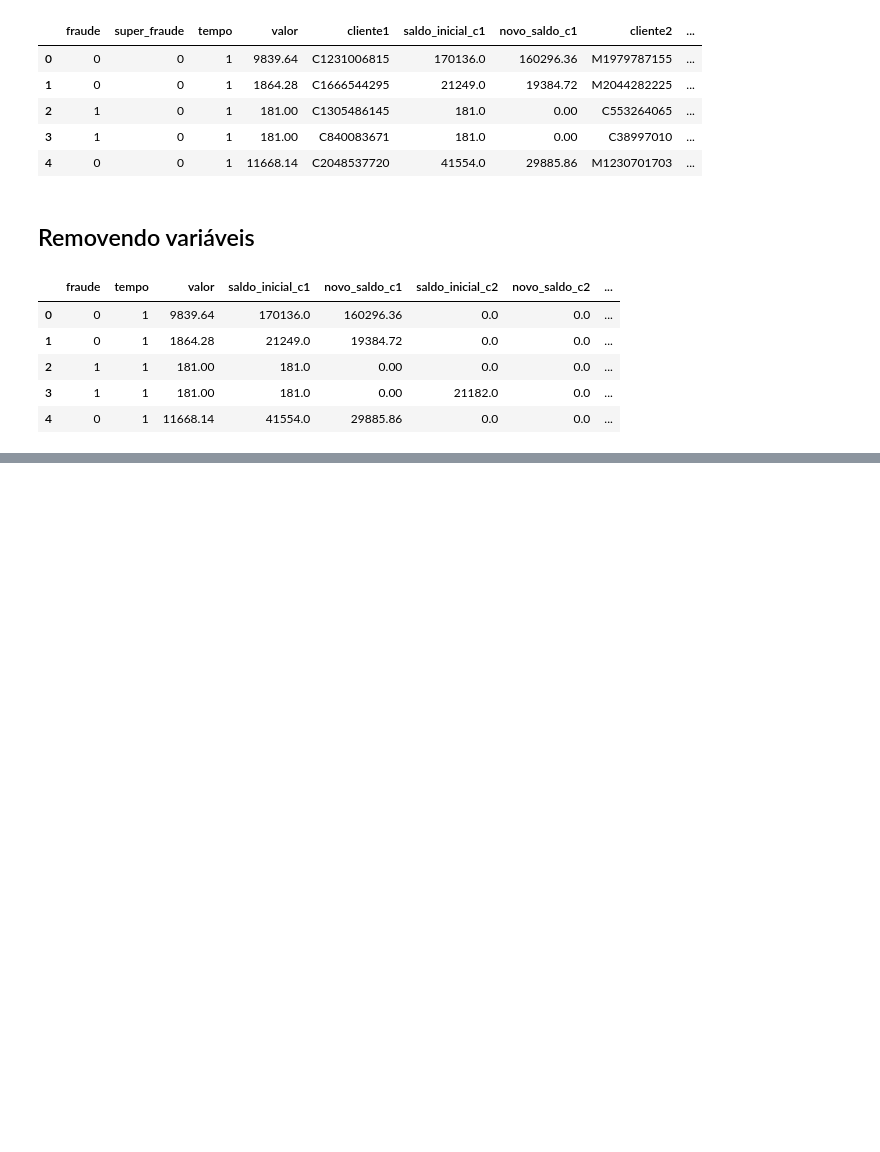
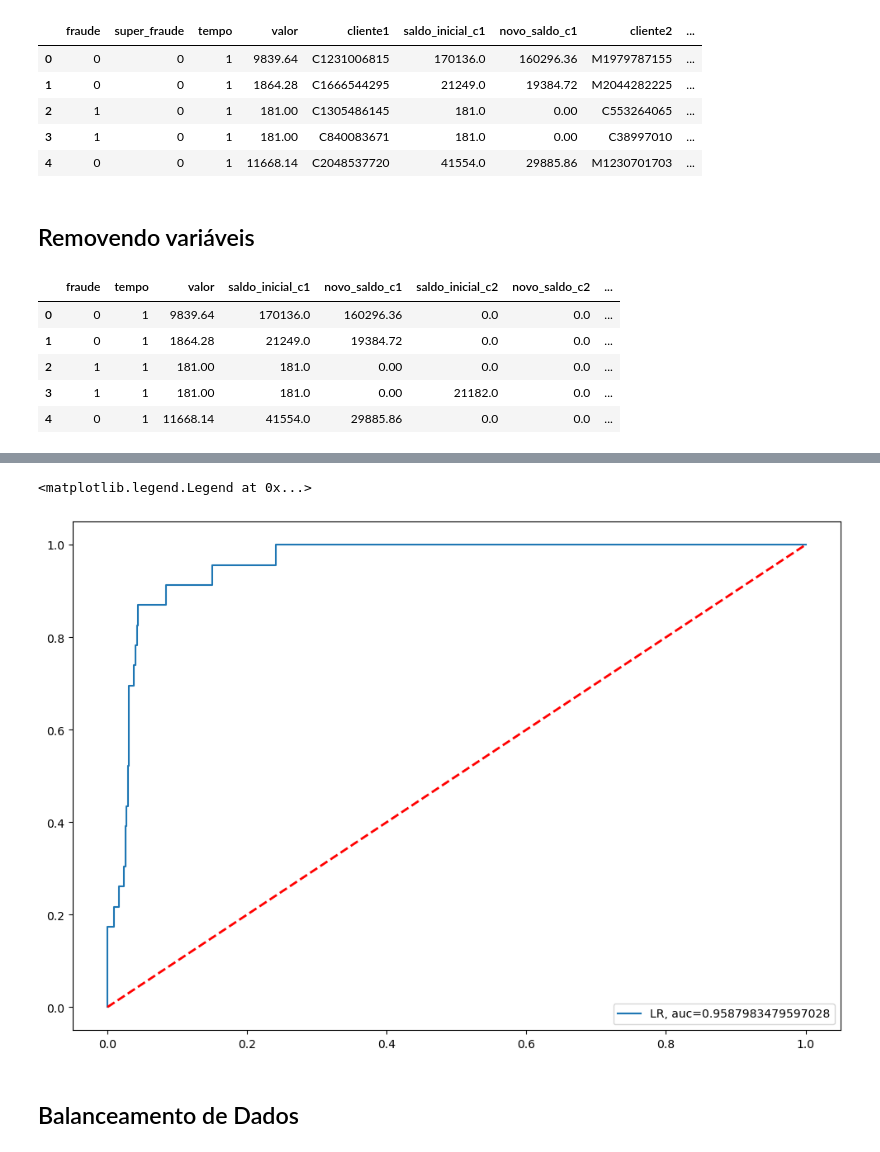
Before and after one commit to mathe-alves/Modelos-Preditivos-em-Dados---Deteccao-de-fraude, a Jupyter notebook: main.ipynb, the cells around one changed output, grey strips where cells are left out. Drawn from its saved outputs; the diff is of its cells as text; code cells hidden in the pictures; blank space fills up the shorter version.

```diff
--- a/main.ipynb
+++ b/main.ipynb
@@ -314,0 +395,24 @@ df.head()
+# %%
+# o método "predict_proba" do modelo de regressão logística "lr" para prever as probabilidades de cada classe para
+# as amostras de teste "x_test". Em seguida, está selecionando a coluna de probabilidades correspondente à classe positiva
+# (índice 1) e armazenando esses valores na variável "y_pred_proba".
+y_pred_proba = lr.predict_proba(x_test)[::,1]
+
+# essa linha usa a função "roc_curve" da biblioteca "metrics" do scikit-learn para calcular os valores de taxa de
+# verdadeiros positivos (TPR) e taxa de falsos positivos (FPR) para diferentes pontos de corte ou limiares de probabilidade
+fpr, tpr, _ = metrics.roc_curve(y_test, y_pred_proba)
+
+# essa linha usa a função "roc_auc_score" da biblioteca "metrics" do scikit-learn para calcular a área sob a curva ROC (AUC).
+# A AUC é uma medida de quão boa é a classificação do modelo, com valores próximos a 1 indicando uma classificação perfeita e
+# valores próximos a 0,5 indicando uma classificação aleatória.
+auc = metrics.roc_auc_score(y_test, y_pred_proba)
+
+plt.rcParams["figure.figsize"] = (12., 8.)
+plt.plot(fpr, tpr, label="LR, auc="+str(auc))
+plt.plot([0, 1], [0, 1], color="red", lw=2, linestyle='--')
+plt.legend(loc=4)
+# %% [output]
+<matplotlib.legend.Legend at 0x...>
+[figure, added]
+# %% [markdown]
+## Balanceamento de Dados
```
Also changed, not shown: parts of 10 cells of this notebook.
